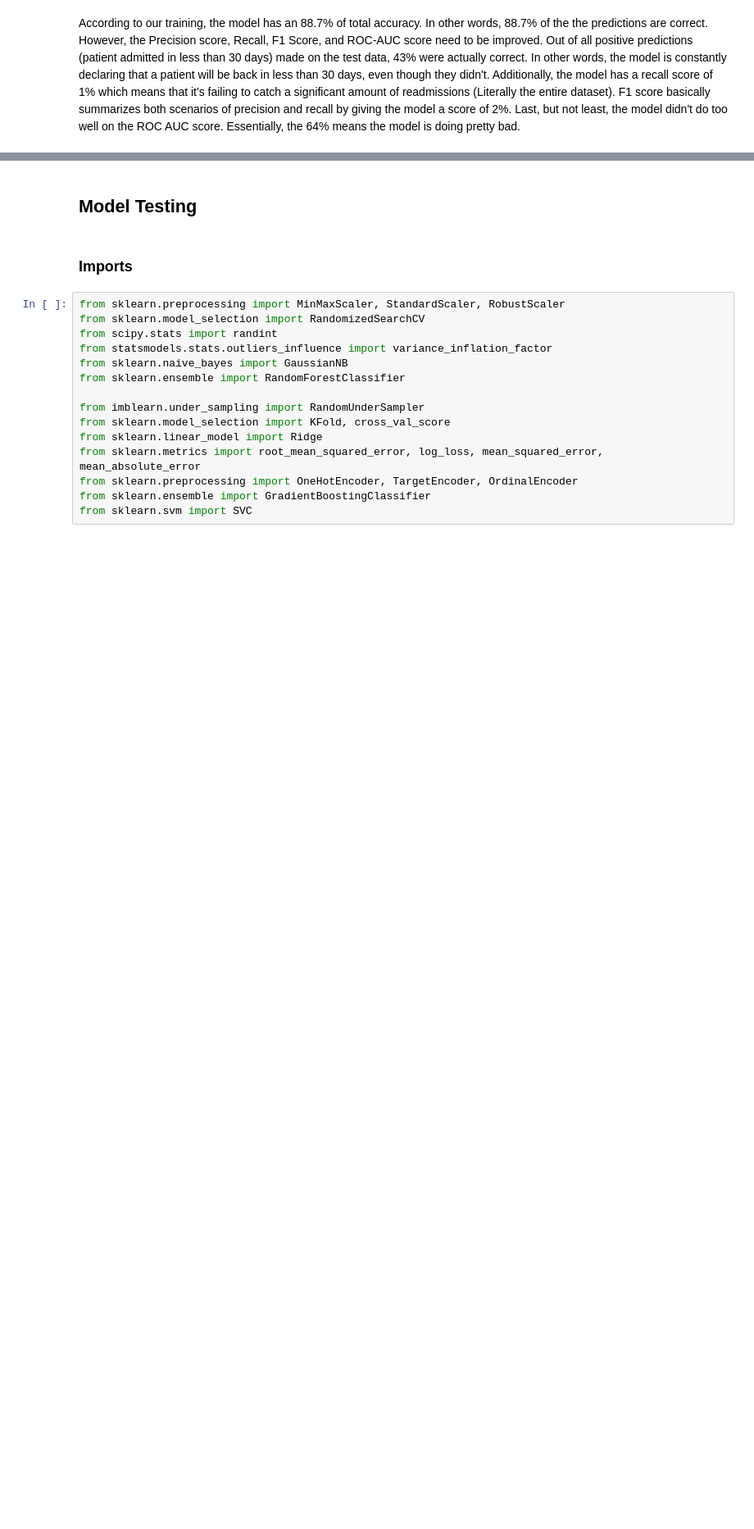
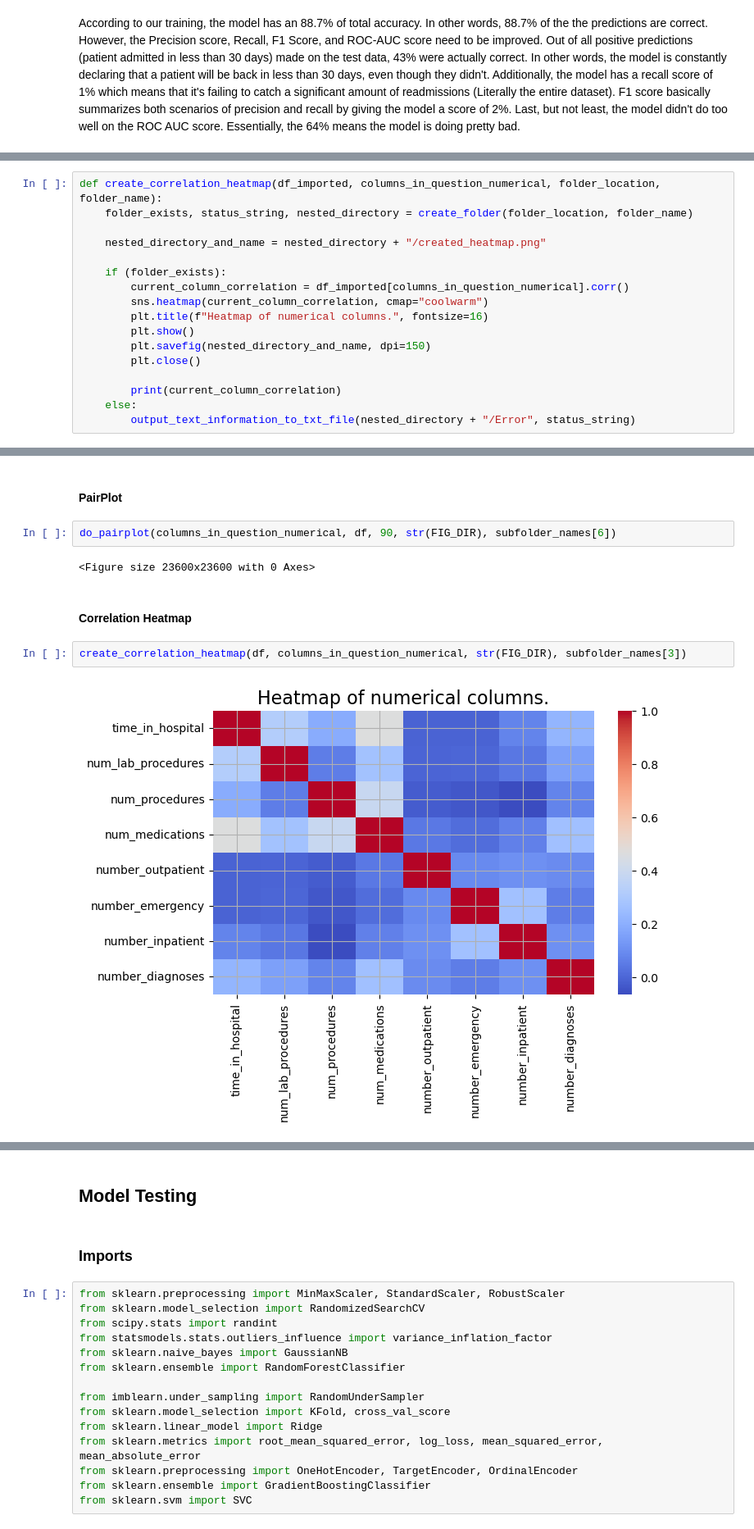
Before and after one commit to arunachalesh58/readmission-for-diabetes-patients, a Jupyter notebook: jupyter-nb-space/COMP-641-GroupProject.ipynb, the cells around one changed output, grey strips where cells are left out. Shown at 82% size. Saved outputs shown, nothing was run; the diff lists cells and outputs as text; blank space fills up the shorter version.

```diff
--- a/jupyter-nb-space/COMP-641-GroupProject.ipynb
+++ b/jupyter-nb-space/COMP-641-GroupProject.ipynb
@@ -1769,0 +2274,17 @@ According to our training, the model has an 88.7% of total accuracy. In other wo
+# %%
+def create_correlation_heatmap(df_imported, columns_in_question_numerical, folder_location, folder_name):
+    folder_exists, status_string, nested_directory = create_folder(folder_location, folder_name)
+
+    nested_directory_and_name = nested_directory + "/created_heatmap.png"
+
+    if (folder_exists):
+        current_column_correlation = df_imported[columns_in_question_numerical].corr()
+        sns.heatmap(current_column_correlation, cmap="coolwarm")
+        plt.title(f"Heatmap of numerical columns.", fontsize=16)
+        plt.show()
+        plt.savefig(nested_directory_and_name, dpi=150)
+        plt.close()
+
+        print(current_column_correlation)
+    else:
+        output_text_information_to_txt_file(nested_directory + "/Error", status_string)
@@ -1769,0 +2350,12 @@ According to our training, the model has an 88.7% of total accuracy. In other wo
+# %% [markdown]
+#### PairPlot
+# %%
+do_pairplot(columns_in_question_numerical, df, 90, str(FIG_DIR), subfolder_names[6])
+# %% [output]
+<Figure size 23600x23600 with 0 Axes>
+# %% [markdown]
+#### Correlation Heatmap
+# %%
+create_correlation_heatmap(df, columns_in_question_numerical, str(FIG_DIR), subfolder_names[3])
+# %% [output]
+[figure, added]
```
Also changed, not shown: parts of 79 cells of this notebook, 12 other files.
